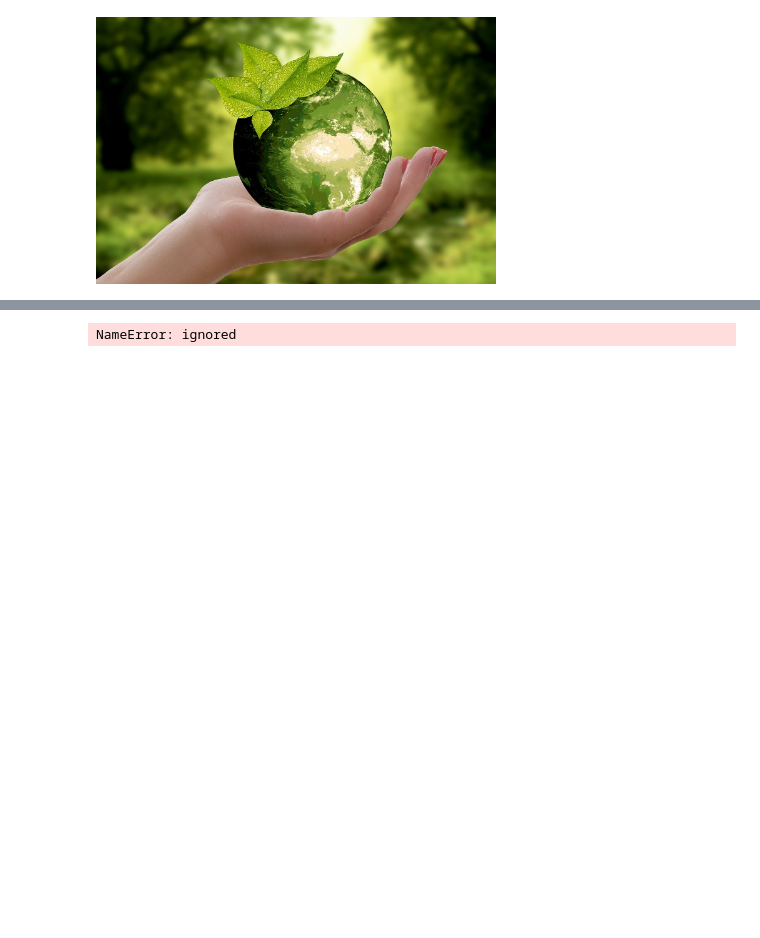
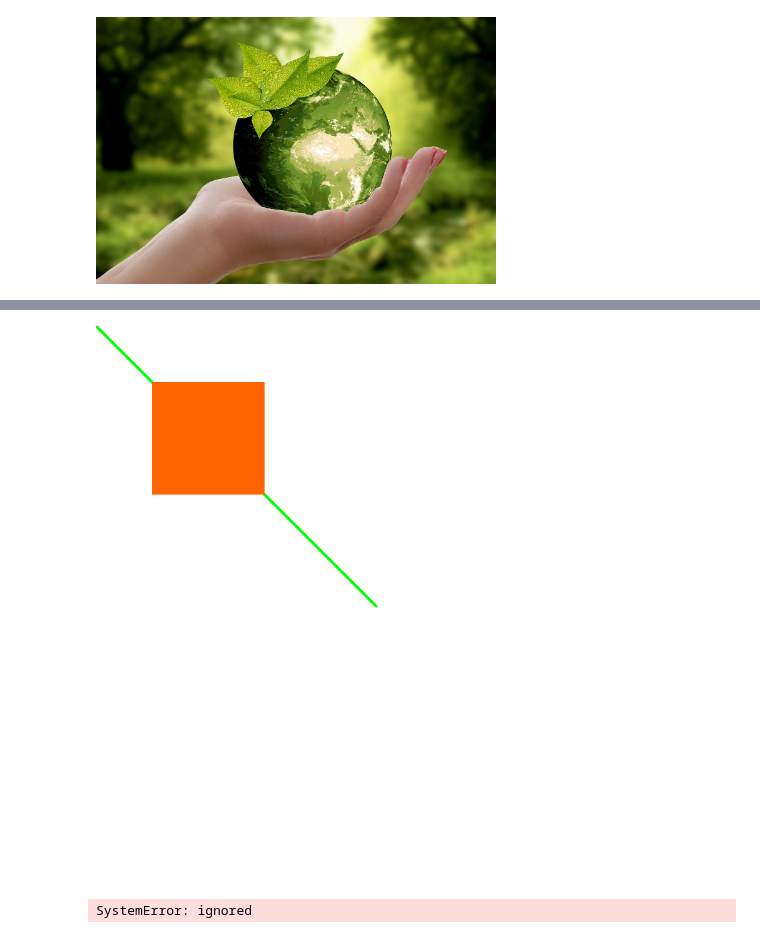
Before and after one commit to sowbarnikachennai/sowbarnikachennai, a Jupyter notebook: ImageProcessing.ipynb, the cells around one changed output, grey strips where cells are left out. Saved outputs shown, nothing was run; the diff lists cells and outputs as text; code cells hidden in the pictures; blank space fills up the shorter version.

```diff
--- a/ImageProcessing.ipynb
+++ b/ImageProcessing.ipynb
@@ -35,12 +44,14 @@ cv2.imshow("canvas",can)
 # %%
 can = np.ones((1000,1000,3),dtype="uint8")*255
 green = (0,255,0)
 cv2.line(can,(0,0),(500,500),green, 3)
 
 red = (0,100,255)
 cv2.rectangle(can,(100,100),(300,300),red, -1)
 
-cv2.imshow("canvas",can)
+cv2_imshow(can)
+# %% [output]
+[figure, added]
 # %%
 #Create Circles
 for i in range(0,25):
@@ -50,9 +61,9 @@ for i in range(0,25):
     cv2.circle(can,list(point),radius,color,-1)
 
 cv2.putText(can,"My Happy Circles",(100,100),cv2.FONT_HERSHEY_SIMPLEX,1.5,(100,0,50),5)
-cv2.imshow("MyCircles",can)
+cv2_imshow(can)
 # %% [output]
-NameError: ignored
+SystemError: ignored
 # %%
 #Translate
 
```
Also changed, not shown: parts of 4 cells of this notebook.
